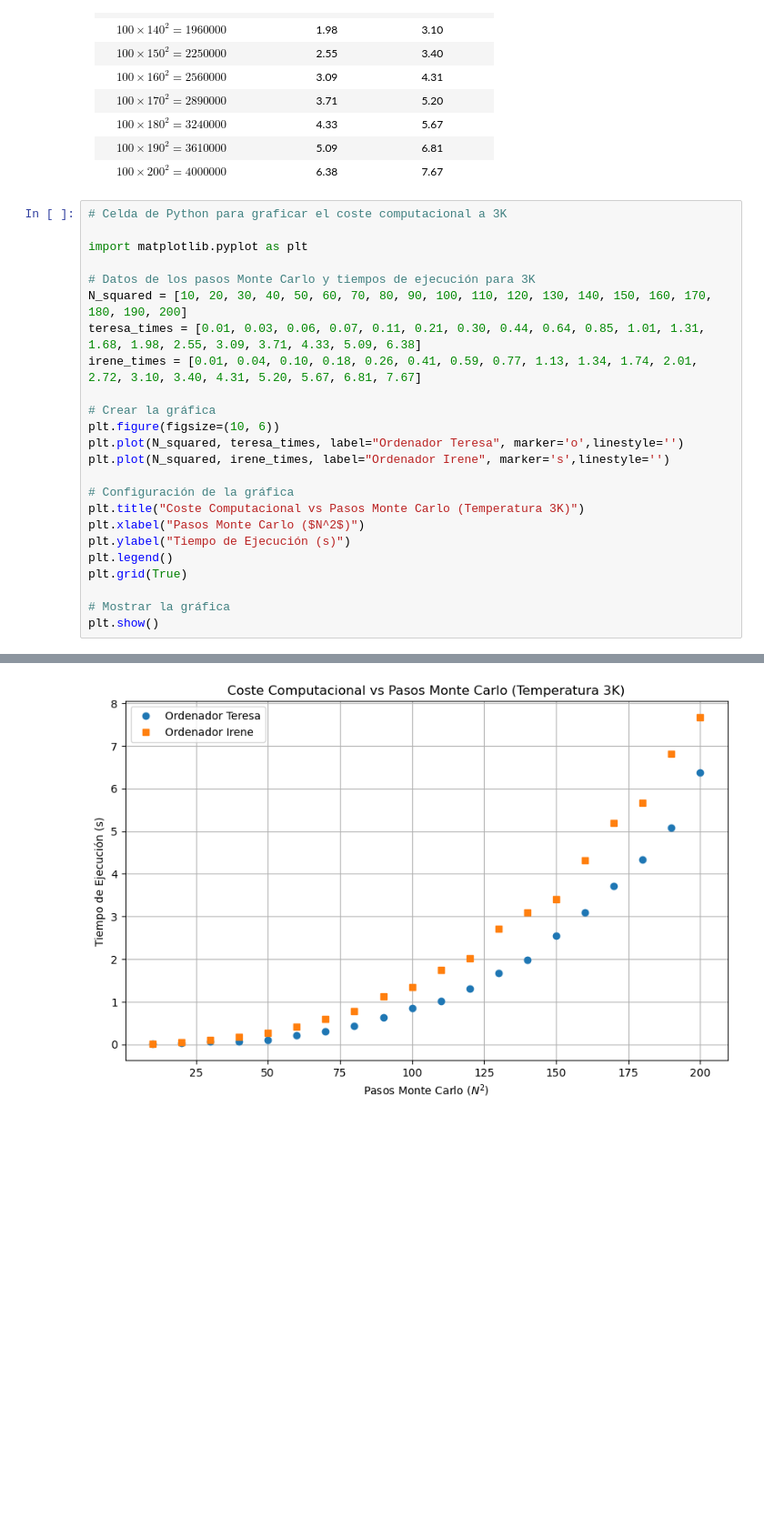
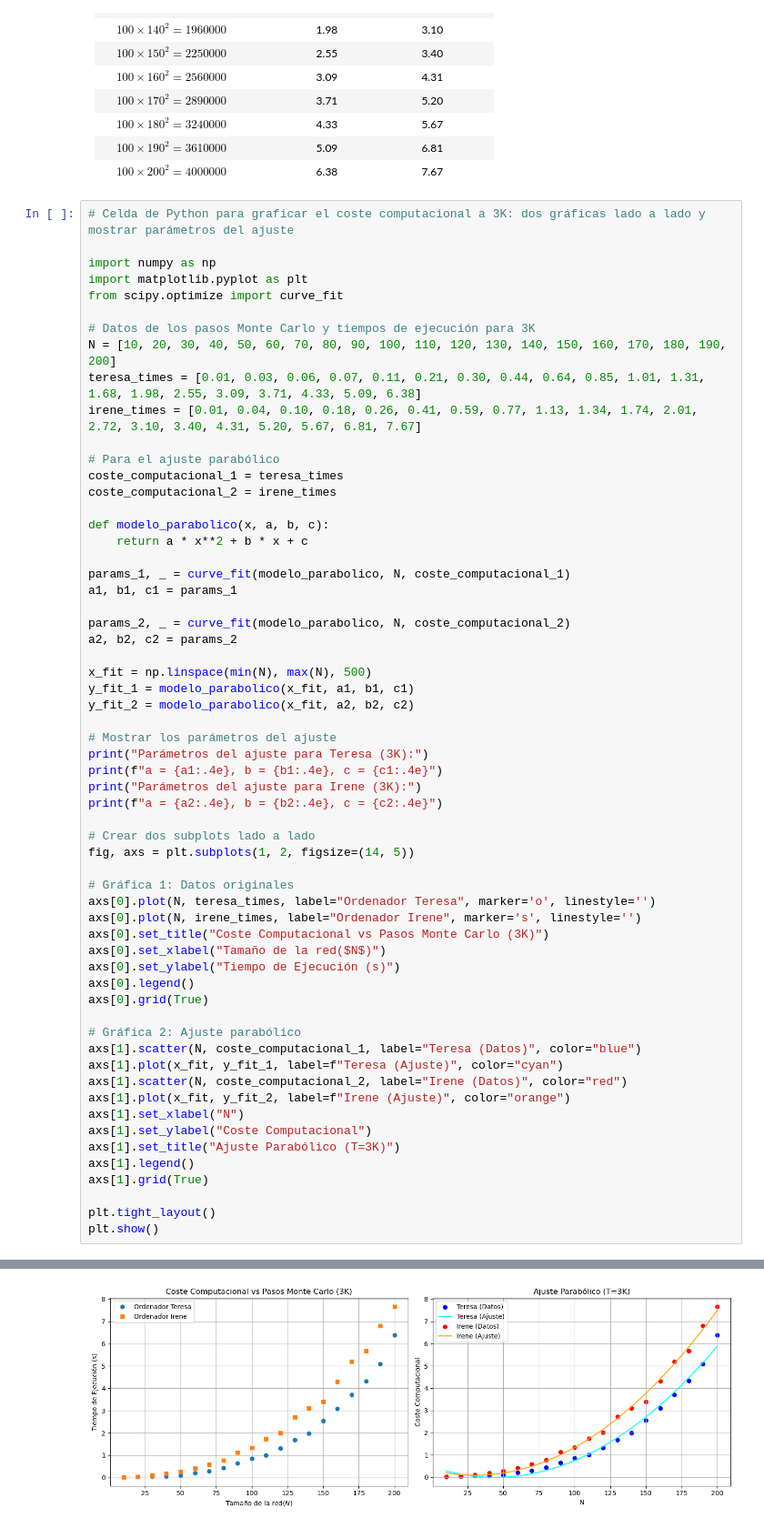
Before and after one commit to trs7sb/Programas_Computacional_ENGRUPO, a Jupyter notebook: Obligatorio2/Obligatorio2_ModeloIsing.ipynb, the cells around one changed output, grey strips where cells are left out. Shown at 91% size. Saved outputs shown, nothing was run; the diff lists cells and outputs as text; blank space fills up the shorter version.

Commit message:
graficas

```diff
--- a/Obligatorio2/Obligatorio2_ModeloIsing.ipynb
+++ b/Obligatorio2/Obligatorio2_ModeloIsing.ipynb
@@ -143,27 +216,63 @@ Parámetro ajustado para la curva 2: 0.0016940362269307618
 | $100 \times 190^2 = 3610000$| 5.09                 |  6.81               |    |
 | $100 \times 200^2 = 4000000$| 6.38                 |  7.67               |    |
 # %%
-# Celda de Python para graficar el coste computacional a 3K
+# Celda de Python para graficar el coste computacional a 3K: dos gráficas lado a lado y mostrar parámetros del ajuste
 
+import numpy as np
 import matplotlib.pyplot as plt
+from scipy.optimize import curve_fit
 
 # Datos de los pasos Monte Carlo y tiempos de ejecución para 3K
-N_squared = [10, 20, 30, 40, 50, 60, 70, 80, 90, 100, 110, 120, 130, 140, 150, 160, 170, 180, 190, 200]
+N = [10, 20, 30, 40, 50, 60, 70, 80, 90, 100, 110, 120, 130, 140, 150, 160, 170, 180, 190, 200]
 teresa_times = [0.01, 0.03, 0.06, 0.07, 0.11, 0.21, 0.30, 0.44, 0.64, 0.85, 1.01, 1.31, 1.68, 1.98, 2.55, 3.09, 3.71, 4.33, 5.09, 6.38]
 irene_times = [0.01, 0.04, 0.10, 0.18, 0.26, 0.41, 0.59, 0.77, 1.13, 1.34, 1.74, 2.01, 2.72, 3.10, 3.40, 4.31, 5.20, 5.67, 6.81, 7.67]
 
-# Crear la gráfica
-plt.figure(figsize=(10, 6))
-plt.plot(N_squared, teresa_times, label="Ordenador Teresa", marker='o',linestyle='')
-plt.plot(N_squared, irene_times, label="Ordenador Irene", marker='s',linestyle='')
+# Para el ajuste parabólico
+coste_computacional_1 = teresa_times
+coste_computacional_2 = irene_times
 
-# Configuración de la gráfica
-plt.title("Coste Computacional vs Pasos Monte Carlo (Temperatura 3K)")
-plt.xlabel("Pasos Monte Carlo ($N^2$)")
-plt.ylabel("Tiempo de Ejecución (s)")
-plt.legend()
-plt.grid(True)
+def modelo_parabolico(x, a, b, c):
+    return a * x**2 + b * x + c
 
-# Mostrar la gráfica
+params_1, _ = curve_fit(modelo_parabolico, N, coste_computacional_1)
+a1, b1, c1 = params_1
+
+params_2, _ = curve_fit(modelo_parabolico, N, coste_computacional_2)
+a2, b2, c2 = params_2
+
+x_fit = np.linspace(min(N), max(N), 500)
+y_fit_1 = modelo_parabolico(x_fit, a1, b1, c1)
+y_fit_2 = modelo_parabolico(x_fit, a2, b2, c2)
+
+# Mostrar los parámetros del ajuste
+print("Parámetros del ajuste para Teresa (3K):")
+print(f"a = {a1:.4e}, b = {b1:.4e}, c = {c1:.4e}")
+print("Parámetros del ajuste para Irene (3K):")
+print(f"a = {a2:.4e}, b = {b2:.4e}, c = {c2:.4e}")
+
+# Crear dos subplots lado a lado
+fig, axs = plt.subplots(1, 2, figsize=(14, 5))
+
+# Gráfica 1: Datos originales
+axs[0].plot(N, teresa_times, label="Ordenador Teresa", marker='o', linestyle='')
+axs[0].plot(N, irene_times, label="Ordenador Irene", marker='s', linestyle='')
+axs[0].set_title("Coste Computacional vs Pasos Monte Carlo (3K)")
+axs[0].set_xlabel("Tamaño de la red($N$)")
+axs[0].set_ylabel("Tiempo de Ejecución (s)")
+axs[0].legend()
+axs[0].grid(True)
+
+# Gráfica 2: Ajuste parabólico
+axs[1].scatter(N, coste_computacional_1, label="Teresa (Datos)", color="blue")
+axs[1].plot(x_fit, y_fit_1, label=f"Teresa (Ajuste)", color="cyan")
+axs[1].scatter(N, coste_computacional_2, label="Irene (Datos)", color="red")
+axs[1].plot(x_fit, y_fit_2, label=f"Irene (Ajuste)", color="orange")
+axs[1].set_xlabel("N")
+axs[1].set_ylabel("Coste Computacional")
+axs[1].set_title("Ajuste Parabólico (T=3K)")
+axs[1].legend()
+axs[1].grid(True)
+
+plt.tight_layout()
 plt.show()
 # %% [output]
@@ -170 +283 @@ plt.show()
-[figure, old version]
+[figure, new version]
```
Also changed, not shown: parts of 11 cells of this notebook, 2 other files.
